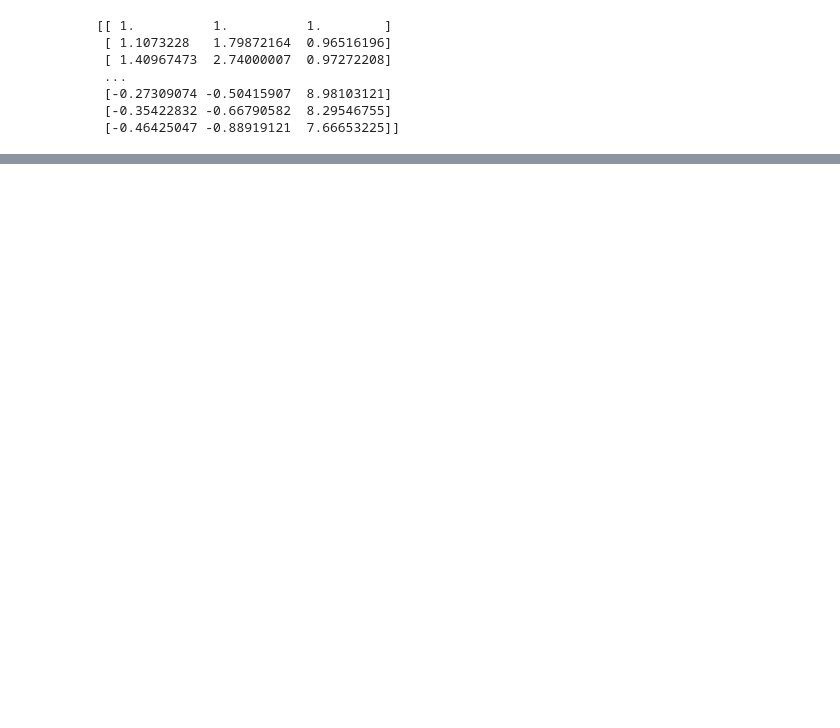
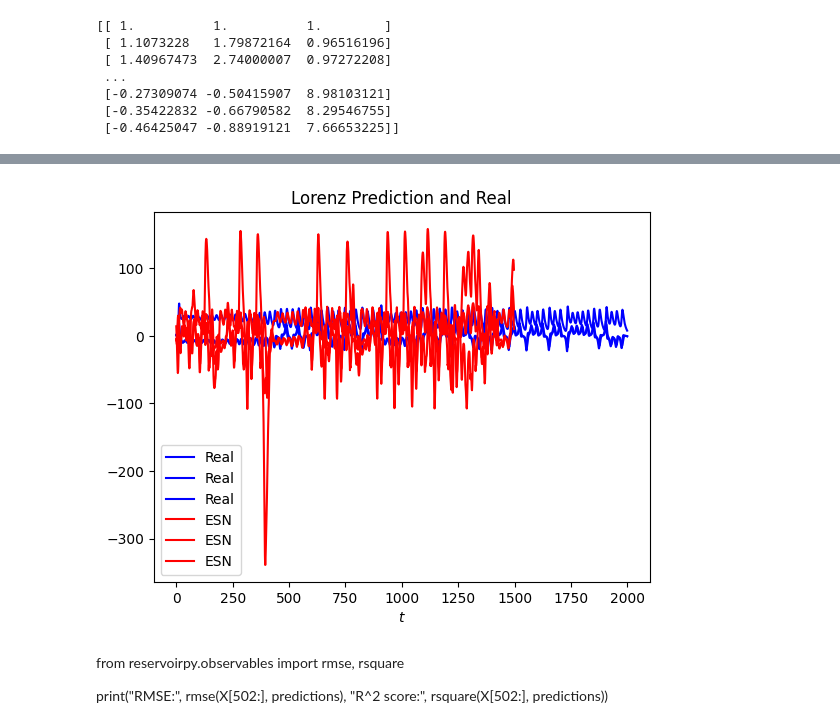
Before and after one commit to Moltas18/CS439-Project, a Jupyter notebook: notebook.ipynb, the cells around one changed output, grey strips where cells are left out. Drawn from its saved outputs; the diff is of its cells as text; code cells hidden in the pictures; blank space fills up the shorter version.

Commit message:
notebook sinus och lorenz

```diff
--- a/notebook.ipynb
+++ b/notebook.ipynb
@@ -36,0 +35,15 @@ RMSE: 40.01341808980783 R^2 score: -7.363789313129299
+# %%
+import numpy as np
+import matplotlib.pyplot as plt
+plt.title("Lorenz Prediction and Real")
+plt.xlabel("$t$")
+plt.plot(X,label="Real",color="blue")
+plt.plot(predictions,label="ESN",color="red")
+plt.legend()
+plt.show()
+# %% [output]
+[figure, added]
+# %% [markdown]
+from reservoirpy.observables import rmse, rsquare
+
+print("RMSE:", rmse(X[502:], predictions), "R^2 score:", rsquare(X[502:], predictions))
```
Also changed, not shown: parts of 9 cells of this notebook.
